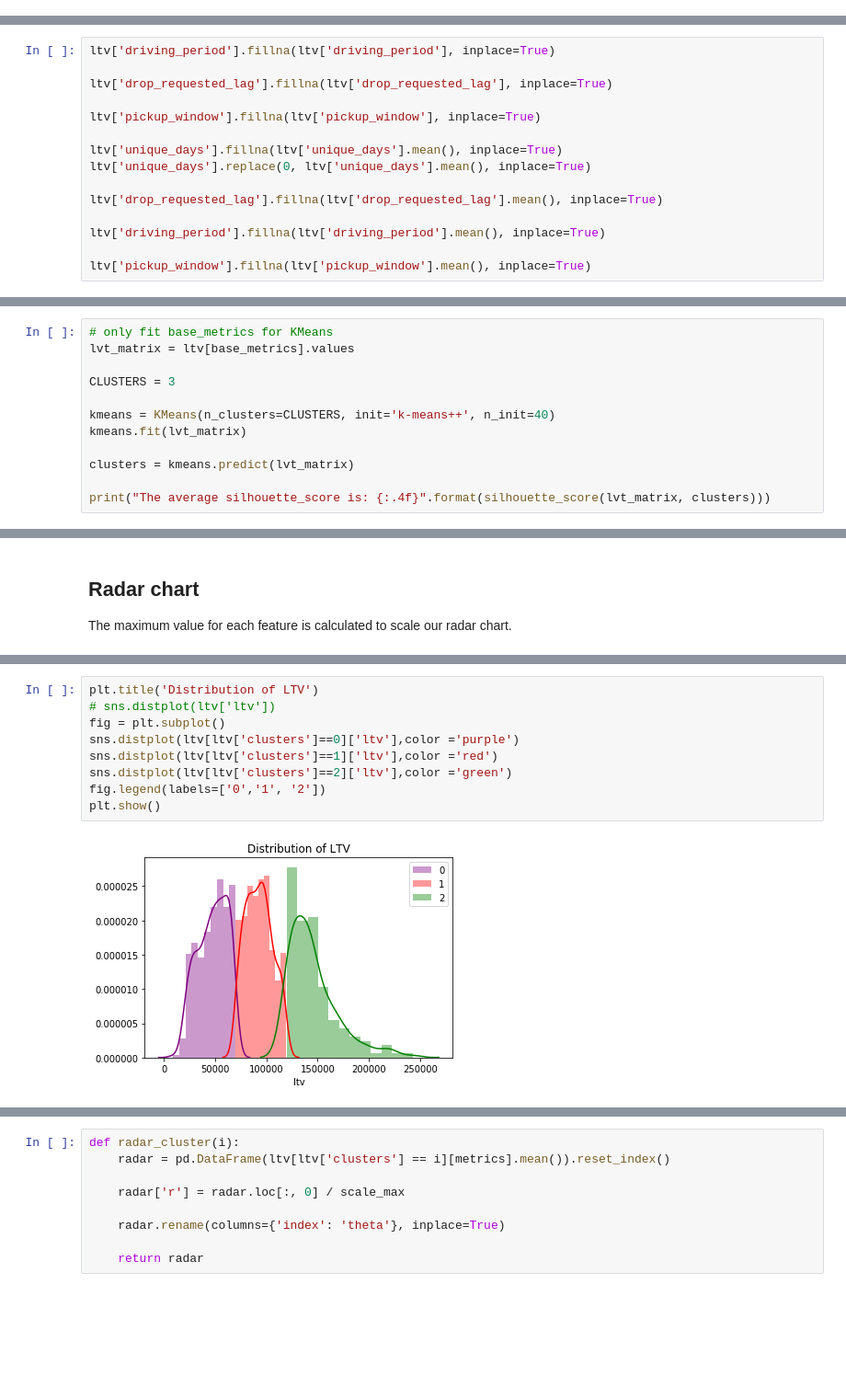
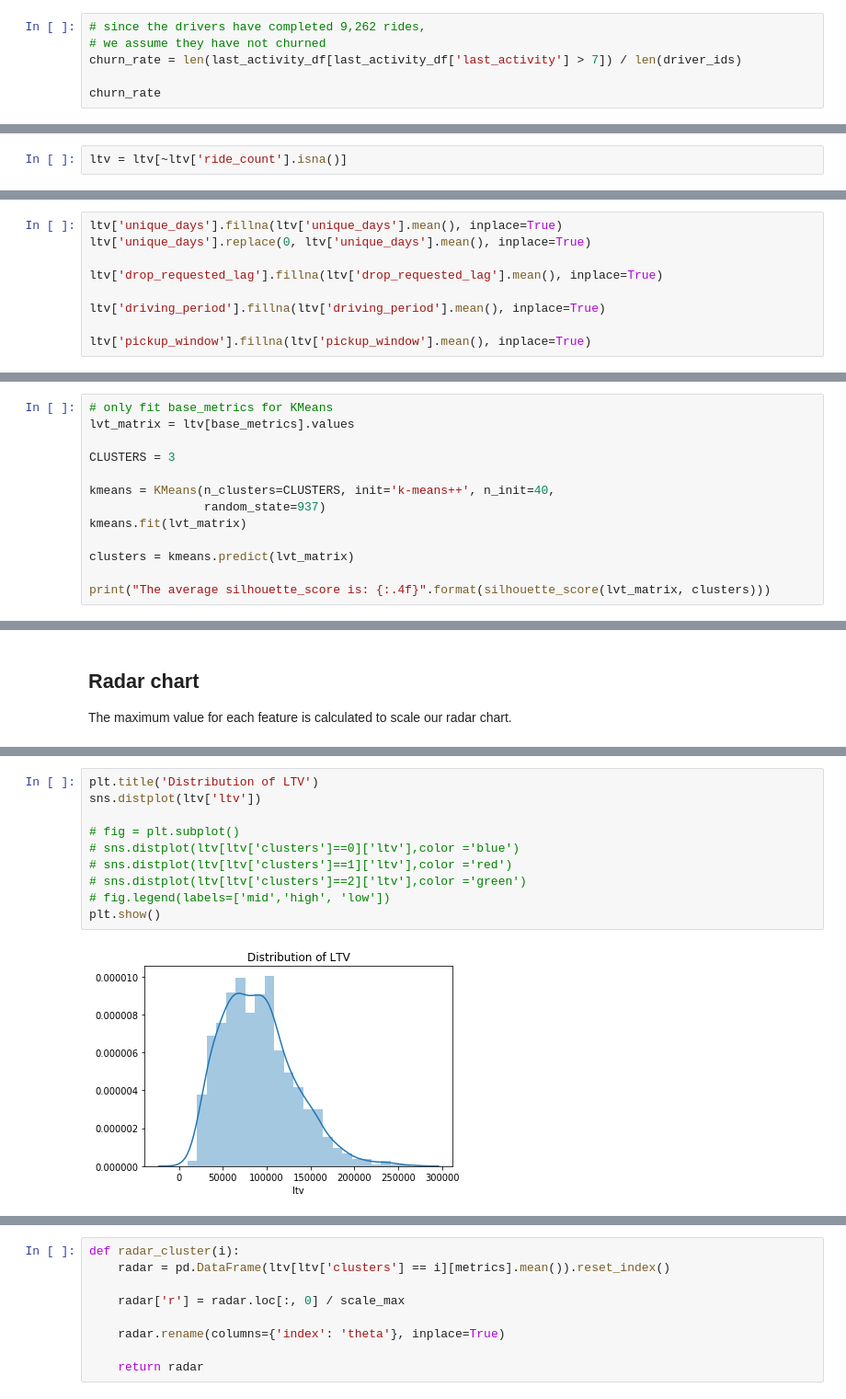
Before and after one commit to wjensheng/lyft, a Jupyter notebook: lyft_nb.ipynb, the cells around one changed output, grey strips where cells are left out. Shown at 92% size. Saved outputs shown, nothing was run; the diff lists cells and outputs as text; blank space fills up the shorter version.

```diff
--- a/lyft_nb.ipynb
+++ b/lyft_nb.ipynb
@@ -506,0 +548,6 @@ churn_rate
+# %%
+# since the drivers have completed 9,262 rides,
+# we assume they have not churned
+churn_rate = len(last_activity_df[last_activity_df['last_activity'] > 7]) / len(driver_ids)
+
+churn_rate
@@ -619,12 +709,8 @@ dtype: int64
+# %%
+ltv = ltv[~ltv['ride_count'].isna()]
 # %% [markdown]
 It is hard to decide a driver's `drop_requested_lag` if he or she does not have any record of ride in `ride_timestamps`. Hence, we decide to impute the `drop_requested_lag`'s `NaN`s as the mean of all `drop_requested_lag`. Same goes for all features that require entries in `ride_timestamps` for calculation.
 # %%
-ltv['driving_period'].fillna(ltv['driving_period'], inplace=True)
-
-ltv['drop_requested_lag'].fillna(ltv['drop_requested_lag'], inplace=True)
-
-ltv['pickup_window'].fillna(ltv['pickup_window'], inplace=True)
-
 ltv['unique_days'].fillna(ltv['unique_days'].mean(), inplace=True)
 ltv['unique_days'].replace(0, ltv['unique_days'].mean(), inplace=True)
 
@@ -690,7 +804,8 @@ lvt_matrix = ltv[base_metrics].values
 
 CLUSTERS = 3
 
-kmeans = KMeans(n_clusters=CLUSTERS, init='k-means++', n_init=40)
+kmeans = KMeans(n_clusters=CLUSTERS, init='k-means++', n_init=40,
+                random_state=937)
 kmeans.fit(lvt_matrix)
 
 clusters = kmeans.predict(lvt_matrix)
@@ -743,11 +856,12 @@ array([3.85809615e+04, 1.46875000e+02, 1.23502881e+04, 4.12500000e+01,
 # %%
 plt.title('Distribution of LTV')
-# sns.distplot(ltv['ltv'])
-fig = plt.subplot()
-sns.distplot(ltv[ltv['clusters']==0]['ltv'],color ='purple')
-sns.distplot(ltv[ltv['clusters']==1]['ltv'],color ='red')
-sns.distplot(ltv[ltv['clusters']==2]['ltv'],color ='green')
-fig.legend(labels=['0','1', '2'])
+sns.distplot(ltv['ltv'])
+
+# fig = plt.subplot()
+# sns.distplot(ltv[ltv['clusters']==0]['ltv'],color ='blue')
+# sns.distplot(ltv[ltv['clusters']==1]['ltv'],color ='red')
+# sns.distplot(ltv[ltv['clusters']==2]['ltv'],color ='green')
+# fig.legend(labels=['mid','high', 'low'])
 plt.show()
 # %% [output]
-[figure, old version]
+[figure, new version]
```
Also changed, not shown: parts of 72 cells of this notebook, 1 other file.
